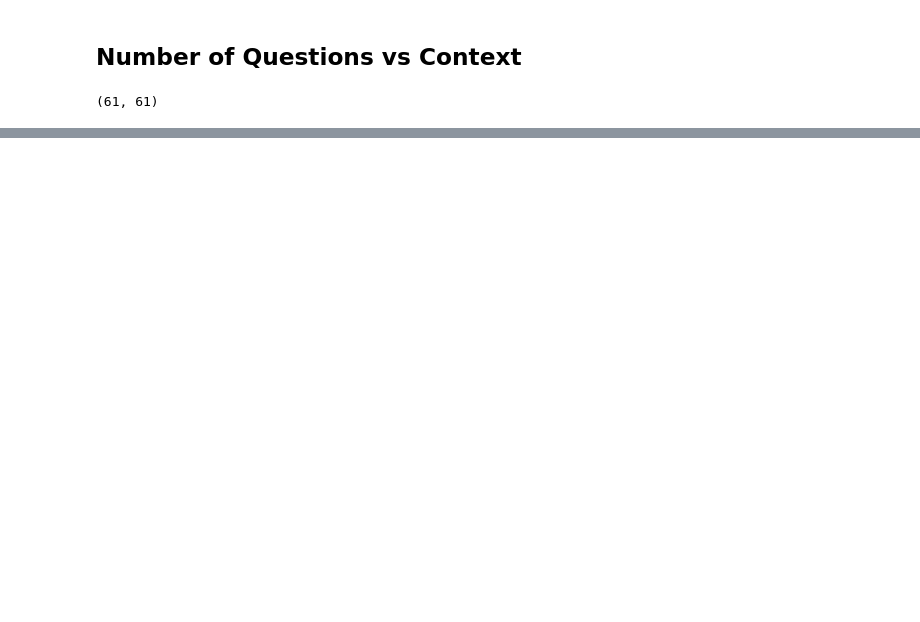
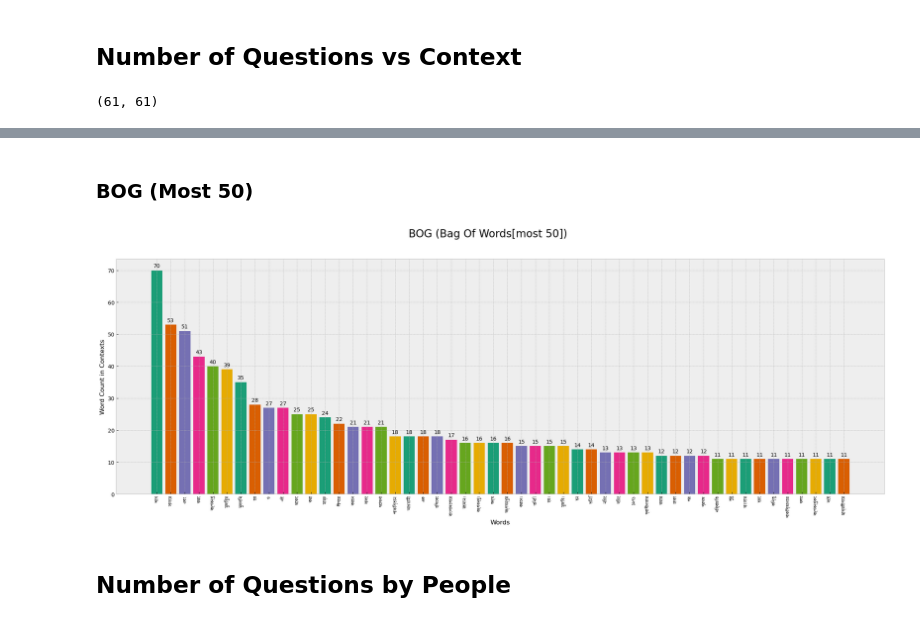
Before and after one commit to afschowdhury/m_jiggasa_test, a Jupyter notebook: schema experiments/final files/data_analysis.ipynb, the cells around one changed output, grey strips where cells are left out. Saved outputs shown, nothing was run; the diff lists cells and outputs as text; code cells hidden in the pictures; blank space fills up the shorter version.

```diff
--- a/schema experiments/final files/data_analysis.ipynb
+++ b/schema experiments/final files/data_analysis.ipynb
@@ -202,0 +337,4 @@ plot_bar_plot([*range(1,len(ctx_ques)+1,1)],
+# %%
+words_50 = [w[0] for w in most_occured_50]
+
+words_50
@@ -202,0 +359,3 @@ plot_bar_plot([*range(1,len(ctx_ques)+1,1)],
+# %%
+w_c_50 = [w[1] for w in most_occured_50]
+w_c_50
@@ -202,0 +380,8 @@ plot_bar_plot([*range(1,len(ctx_ques)+1,1)],
+# %% [markdown]
+### BOG (Most 50)
+# %%
+plot_bar_plot(words_50,w_c_50,"Words","Word Count in Contexts","BOG (Bag Of Words[most 50])",show_x=True,show_number=True)
+# %% [output]
+[figure, added]
+# %% [markdown]
+## Number of Questions by People
```
Also changed, not shown: parts of 72 cells of this notebook, 28 other files.
